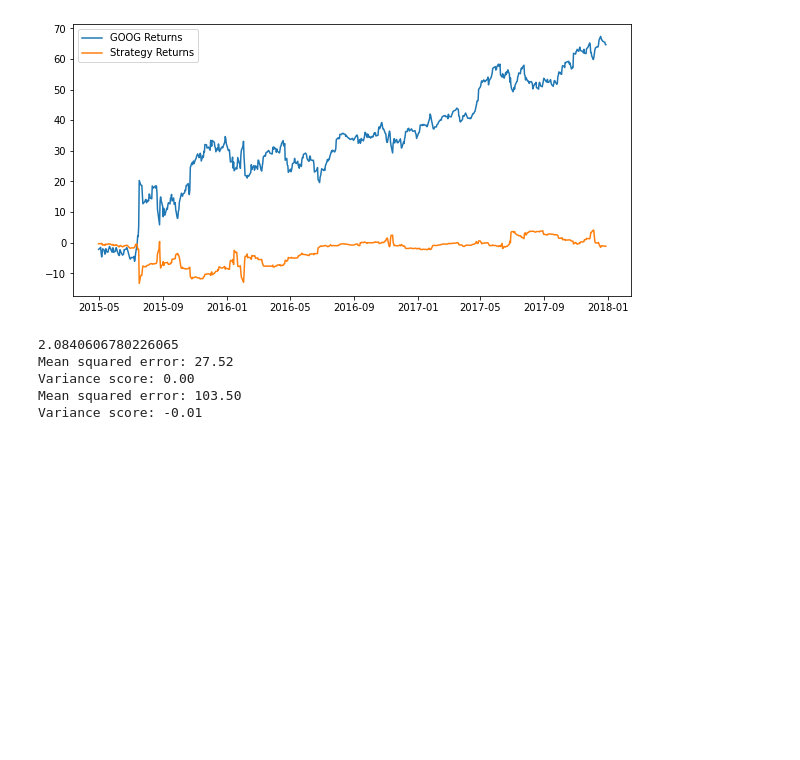
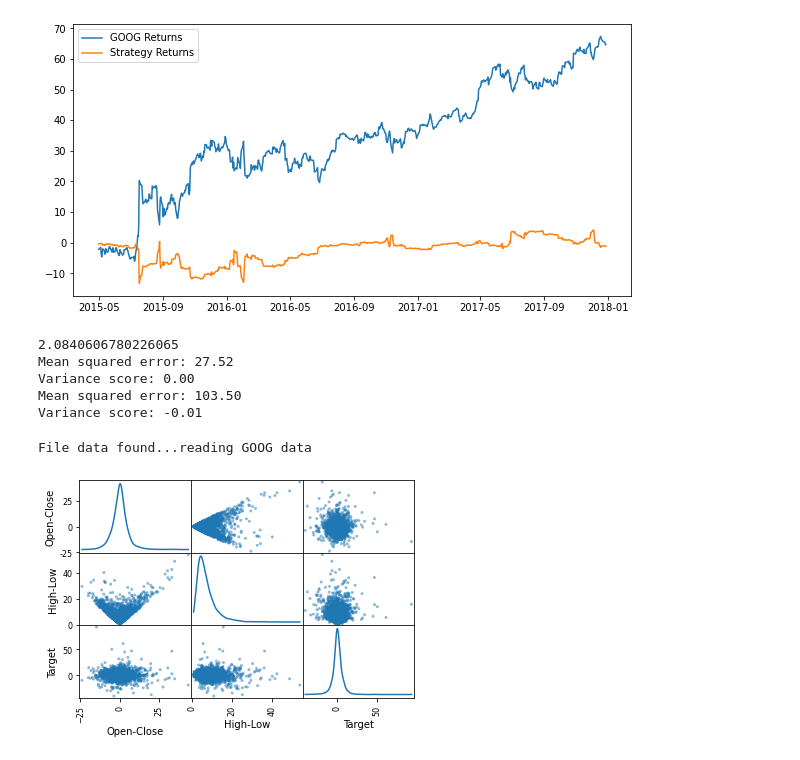
Before and after one commit to REICHIYAN/REI, a Jupyter notebook: LinerRegression.ipynb, the cells around one changed output. Cells and saved outputs as stored; diff of their text form; code cells hidden in the pictures; blank space fills up the shorter version.

```diff
--- a/LinerRegression.ipynb
+++ b/LinerRegression.ipynb
@@ -129,3 +129,40 @@ Mean squared error: 27.52
 Variance score: 0.00
 Mean squared error: 103.50
 Variance score: -0.01
+# %%
+import pandas as pd
+import matplotlib.pyplot as plt
+
+from pandas_datareader import data
+
+def load_financial_data(start_date, end_date, output_file):
+    try:
+        df = pd.read_pickle(output_file)
+        print('File data found...reading GOOG data')
+    except FileNotFoundError:
+        print('File not found...downloading the GOOG data')
+        df = data.DataReader('GOOG', 'yahoo', start_date, end_date)
+        df.to_pickle(output_file)
+    return df
+
+def create_regression_trading_condition(df):
+    df['Open-Close'] = df.Open - df.Close
+    df['High-Low'] = df.High - df.Low
+    df['Target'] = df['Close'].shift(-1) - df['Close']
+    df = df.dropna()
+    X = df[['Open-Close', 'High-Low']]
+    Y = df[['Target']]
+    return (df, X, Y)
+
+goog_data = load_financial_data(
+    start_date='2001-01-01',
+    end_date='2018-01-01',
+    output_file='goog_data_large.pkl')
+
+create_regression_trading_condition(goog_data)
+
+pd.plotting.scatter_matrix(goog_data[['Open-Close', 'High-Low', 'Target']], grid=True, diagonal='kde', alpha=0.5)
+plt.show()
+# %% [output]
+File data found...reading GOOG data
+[figure, added]
```
